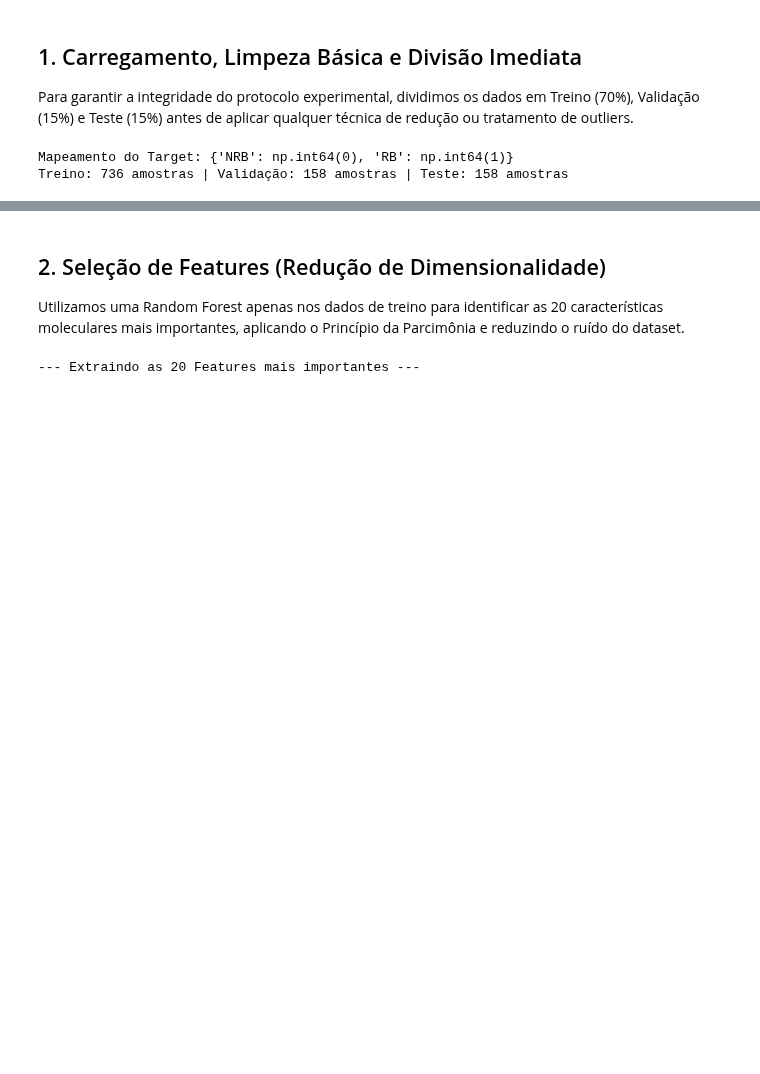
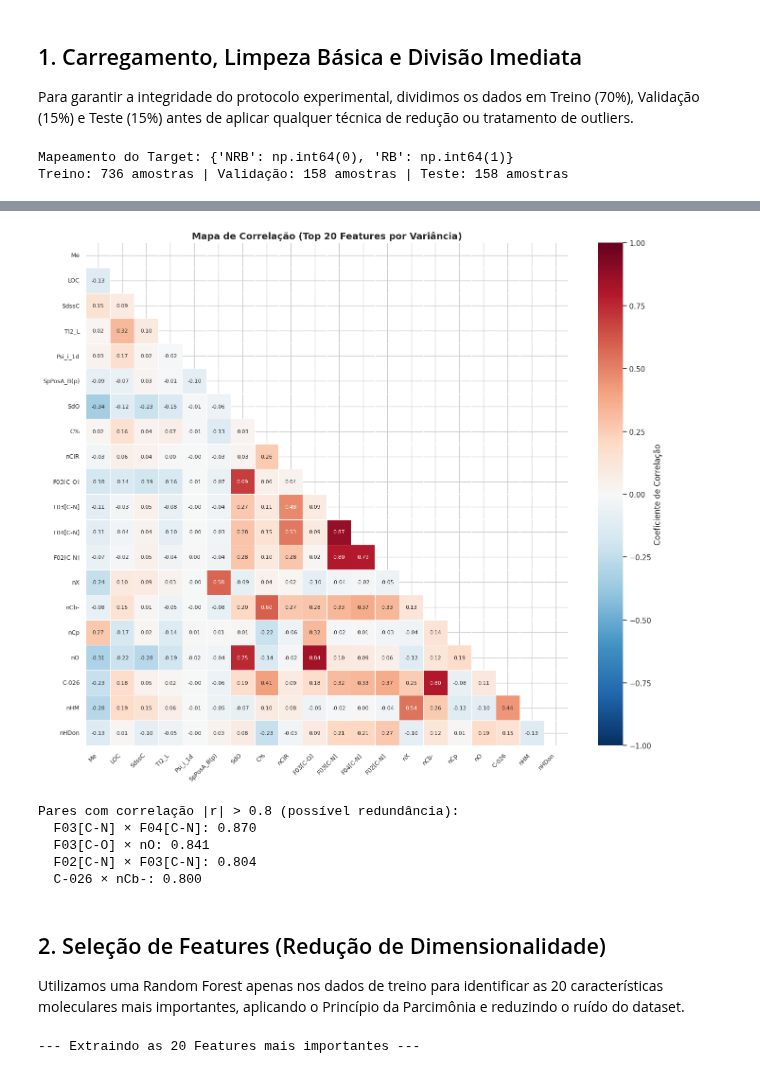
Before and after one commit to Gabrielogui/machine-learning, a Jupyter notebook: main.ipynb, the cells around one changed output, grey strips where cells are left out. Drawn from its saved outputs; the diff is of its cells as text; code cells hidden in the pictures; blank space fills up the shorter version.

```diff
--- a/main.ipynb
+++ b/main.ipynb
@@ -67,3 +128,40 @@ Treino: 736 amostras | Validação: 158 amostras | Teste: 158 amostras
+# %%
+# ── EDA: Mapa de Correlação ──────────────────────────────────────────────────
+# Usamos as 20 features de maior variância para legibilidade
+top20_var = X_eda.var().nlargest(20).index.tolist()
+corr_matrix = X_eda[top20_var].corr()
+
+plt.figure(figsize=(14, 12))
+mask = np.triu(np.ones_like(corr_matrix, dtype=bool))
+sns.heatmap(corr_matrix, mask=mask, annot=True, fmt='.2f',
+            cmap='RdBu_r', center=0, vmin=-1, vmax=1,
+            linewidths=0.4, annot_kws={'size': 8},
+            cbar_kws={'label': 'Coeficiente de Correlação'})
+plt.title('Mapa de Correlação (Top 20 Features por Variância)', fontsize=14, fontweight='bold')
+plt.xticks(rotation=45, ha='right', fontsize=9)
+plt.yticks(fontsize=9)
+plt.tight_layout()
+plt.show()
+
+# Pares com correlação alta
+corr_abs = corr_matrix.abs()
+np.fill_diagonal(corr_abs.values, 0)
+high_corr = [(r, c, corr_matrix.loc[r, c])
+             for r in corr_abs.index for c in corr_abs.columns
+             if corr_abs.loc[r, c] > 0.8 and r < c]
+if high_corr:
+    print("Pares com correlação |r| > 0.8 (possível redundância):")
+    for r, c, val in sorted(high_corr, key=lambda x: -abs(x[2])):
+        print(f"  {r} × {c}: {val:.3f}")
+else:
+    print("Nenhum par com correlação |r| > 0.8 encontrado nas top 20 features.")
+# %% [output]
+[figure, added]
+Pares com correlação |r| > 0.8 (possível redundância):
+  F03[C-N] × F04[C-N]: 0.870
+  F03[C-O] × nO: 0.841
+  F02[C-N] × F03[C-N]: 0.804
+  C-026 × nCb-: 0.800
 # %% [markdown]
 ## 2. Seleção de Features (Redução de Dimensionalidade)
 Utilizamos uma Random Forest apenas nos dados de treino para identificar as 20 características moleculares mais importantes, aplicando o Princípio da Parcimônia e reduzindo o ruído do dataset.
```
Also changed, not shown: parts of 3 cells of this notebook.
